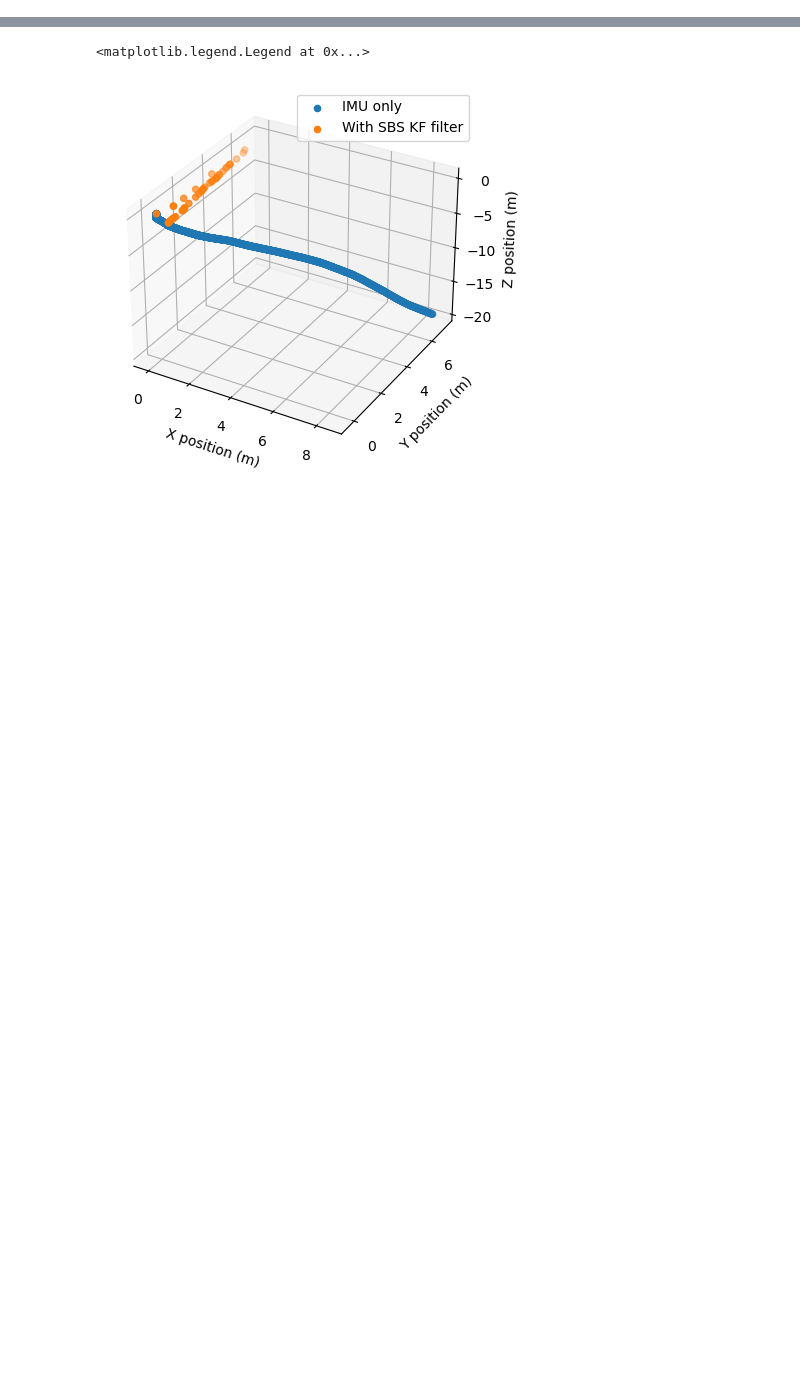
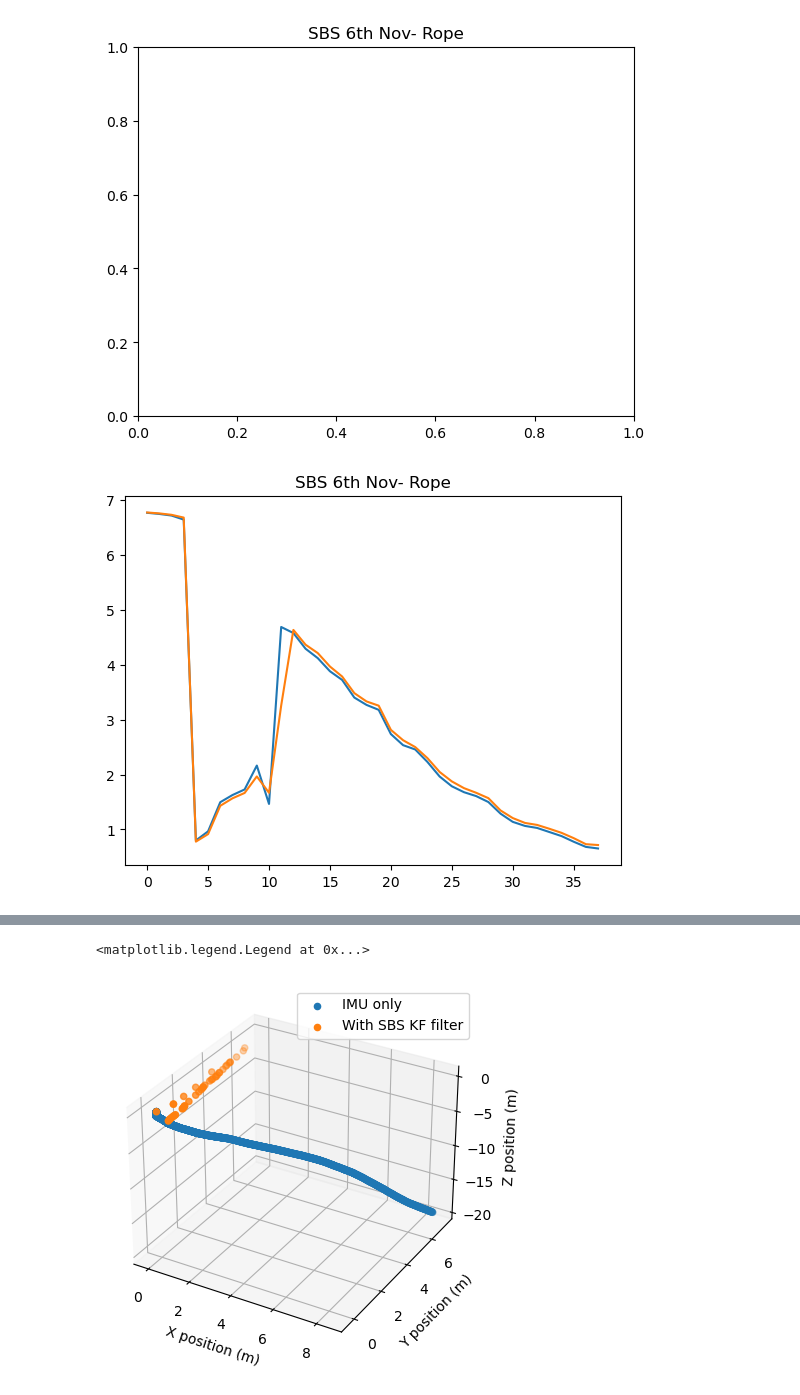
Before and after one commit to SAAB-NTU/2024_UWR, a Jupyter notebook: Analysis/graphs.ipynb, the cells around one changed output, grey strips where cells are left out. Drawn from its saved outputs; the diff is of its cells as text; code cells hidden in the pictures; blank space fills up the shorter version.

```diff
--- a/Analysis/graphs.ipynb
+++ b/Analysis/graphs.ipynb
@@ -3,0 +82,11 @@ import pandas as pd
+# %%
+for case,imu in zip(cases[:4],imus[:4]):
+    df1=pd.read_csv(case)
+    df2=pd.read_csv(imu)
+    plt.title("SBS 6th Nov- Rope")
+    plt.figure()
+    plt.plot(np.array(df1["Sonar_distance_2"])/1000)
+    plt.plot(np.array(df1["Pose_Y"]))
+# %% [output]
+[figure, added]
+[figure, added]
```
Also changed, not shown: parts of 13 cells of this notebook, 26 other files.
